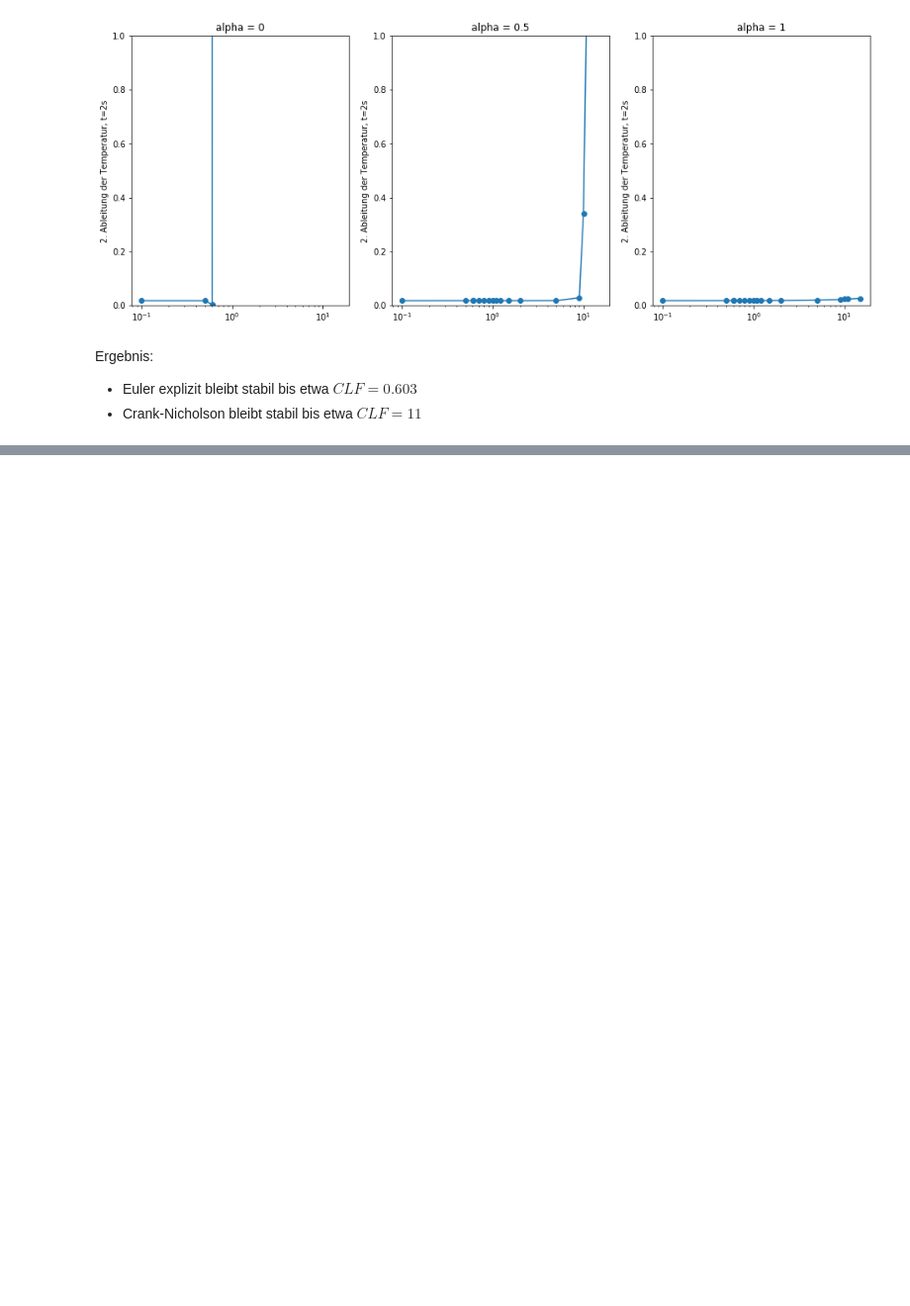
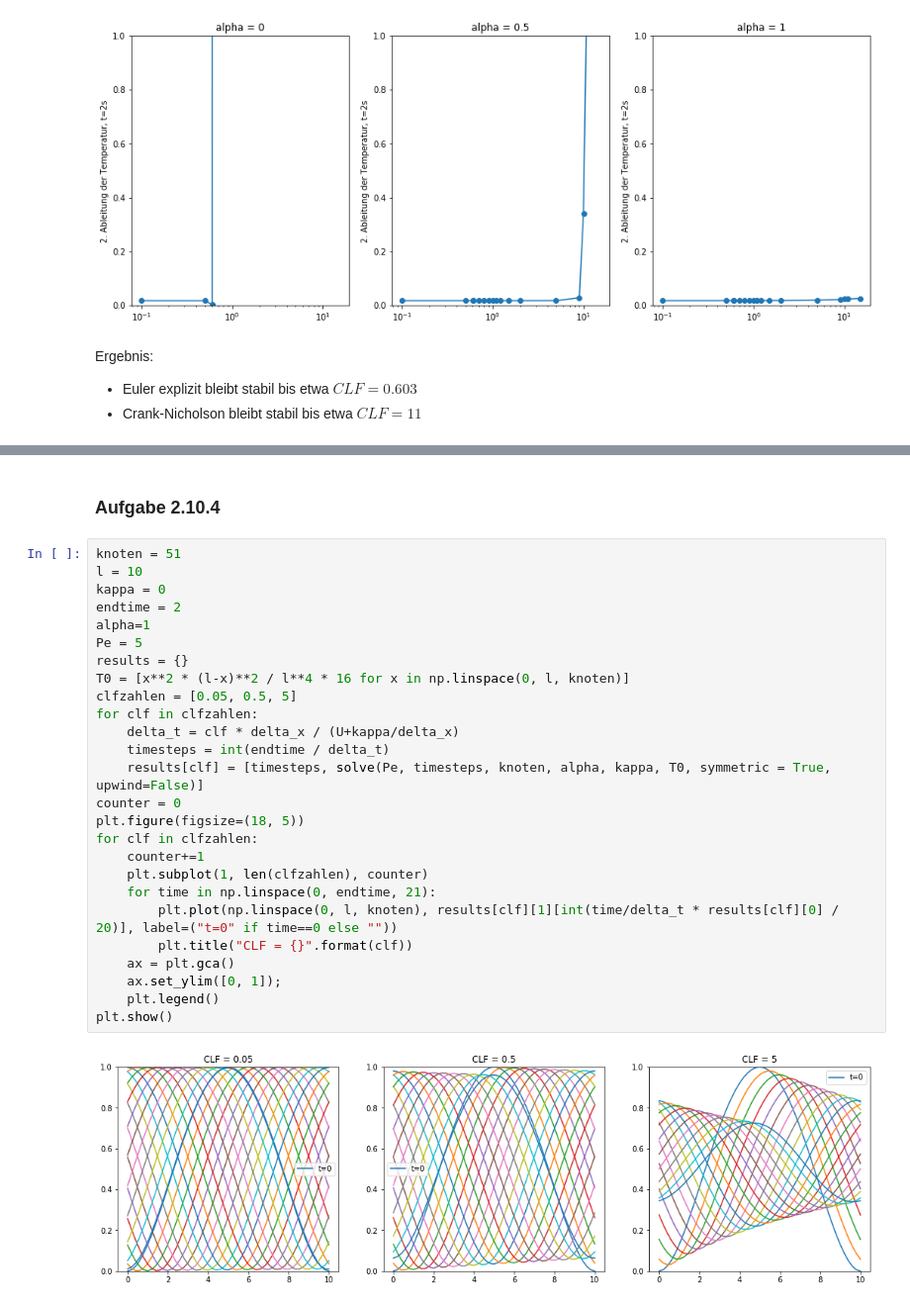
Before and after one commit to jhofinger/NumStroe, a Jupyter notebook: Instationaere Waermeleitung.ipynb, the cells around one changed output, grey strips where cells are left out. Shown at 99% size. Cells and saved outputs as stored; diff of their text form; blank space fills up the shorter version.

```diff
--- a/Instationaere Waermeleitung.ipynb
+++ b/Instationaere Waermeleitung.ipynb
@@ -197,0 +286,30 @@ Ergebnis:
+# %% [markdown]
+### Aufgabe 2.10.4
+# %%
+knoten = 51
+l = 10
+kappa = 0
+endtime = 2
+alpha=1
+Pe = 5
+results = {}
+T0 = [x**2 * (l-x)**2 / l**4 * 16 for x in np.linspace(0, l, knoten)]
+clfzahlen = [0.05, 0.5, 5]
+for clf in clfzahlen:
+    delta_t = clf * delta_x / (U+kappa/delta_x)
+    timesteps = int(endtime / delta_t)
+    results[clf] = [timesteps, solve(Pe, timesteps, knoten, alpha, kappa, T0, symmetric = True, upwind=False)]
+counter = 0
+plt.figure(figsize=(18, 5))
+for clf in clfzahlen:
+    counter+=1
+    plt.subplot(1, len(clfzahlen), counter)
+    for time in np.linspace(0, endtime, 21):
+        plt.plot(np.linspace(0, l, knoten), results[clf][1][int(time/delta_t * results[clf][0] / 20)], label=("t=0" if time==0 else ""))
+        plt.title("CLF = {}".format(clf))
+    ax = plt.gca()
+    ax.set_ylim([0, 1]);
+    plt.legend()
+plt.show()
+# %% [output]
+[figure, added]
```
Also changed, not shown: parts of 15 cells of this notebook, 1 other file.
